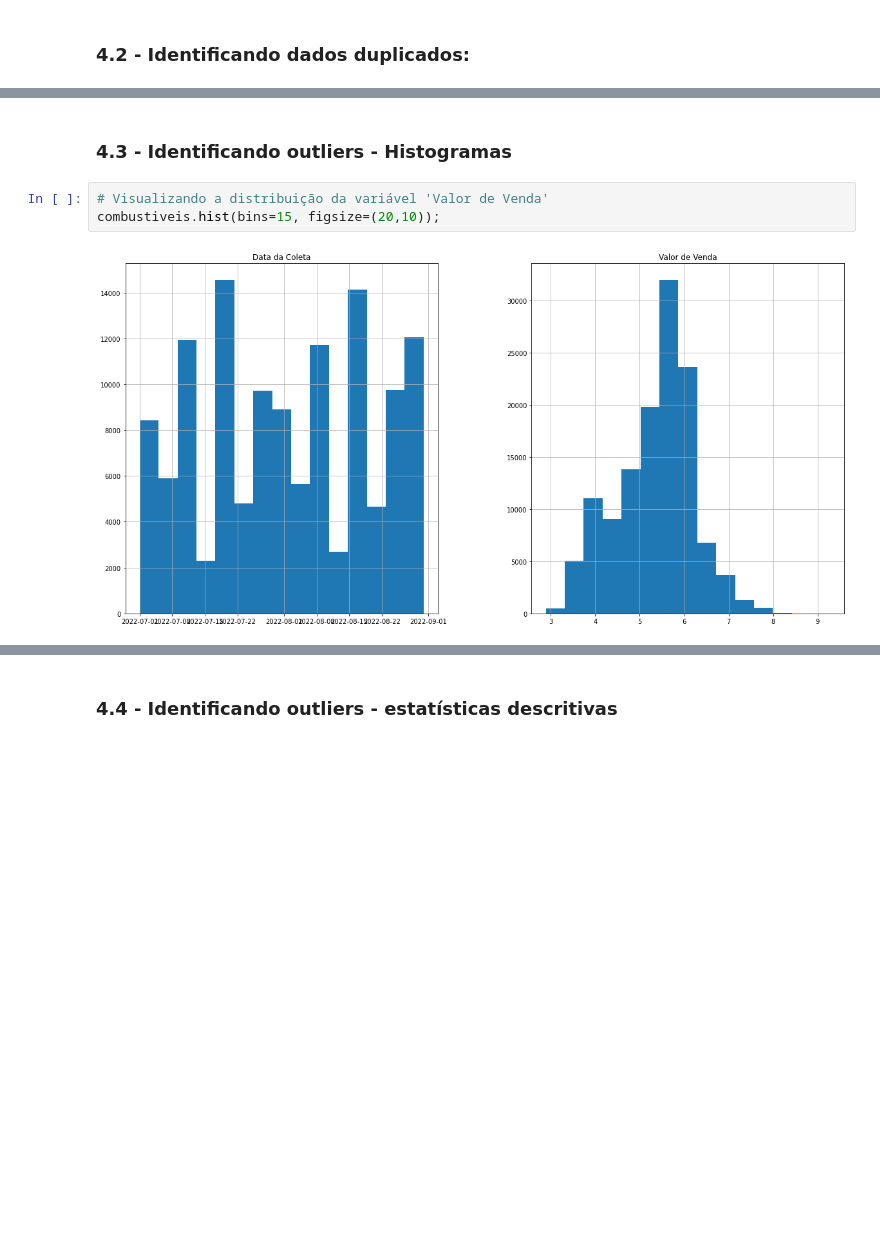
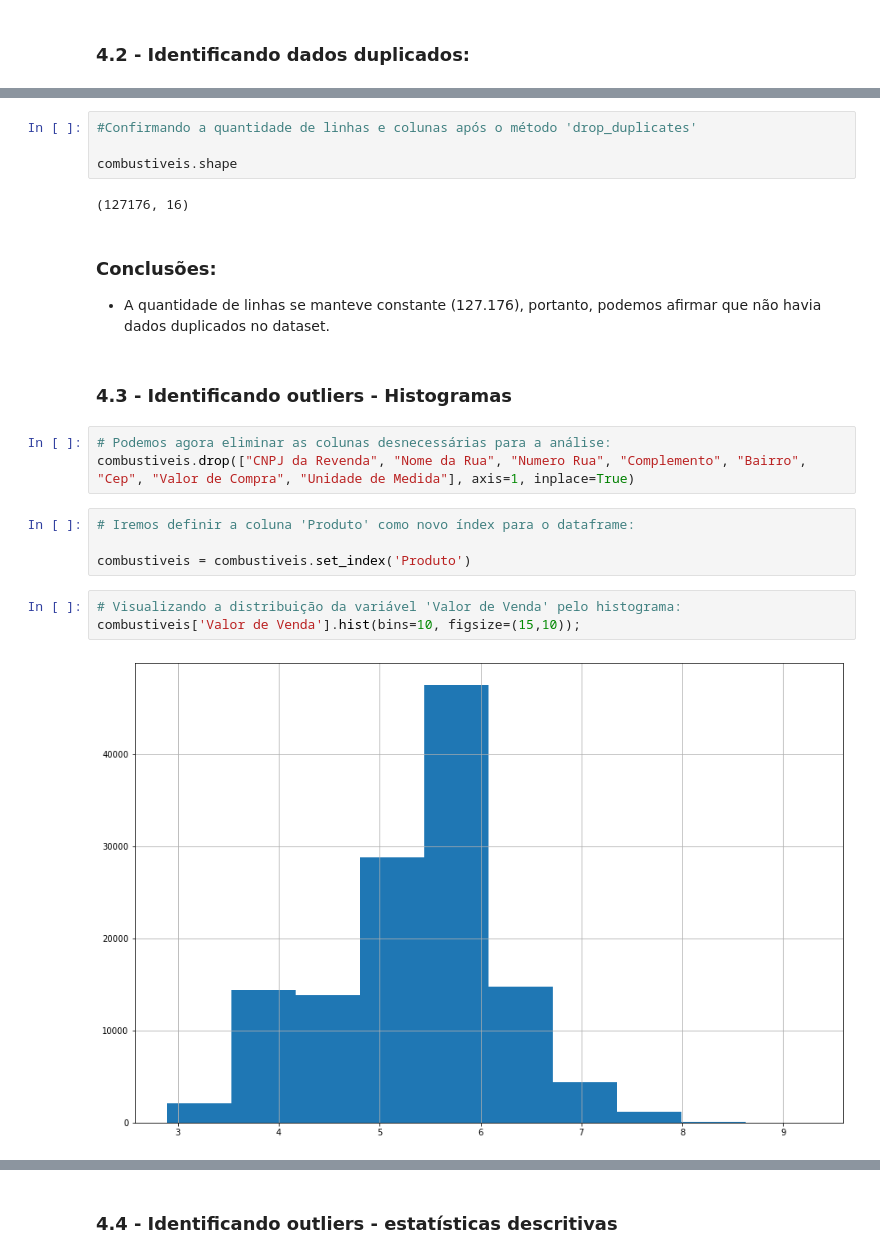
Before and after one commit to joaovictojuliao/Squad-2-M4, a Jupyter notebook: M4_Squad_2_Projeto_Final_análise_exploratória_preços_de_combustíveis_no_Brasil.ipynb, the cells around one changed output, grey strips where cells are left out. Saved outputs shown, nothing was run; the diff lists cells and outputs as text; blank space fills up the shorter version.

Commit message:
Análise de outlier, conclusão do tratamento dos dados e das perguntas 9,10 e 1ª  pergunta extra.

```diff
--- a/M4_Squad_2_Projeto_Final_análise_exploratória_preços_de_combustíveis_no_Brasil.ipynb
+++ b/M4_Squad_2_Projeto_Final_análise_exploratória_preços_de_combustíveis_no_Brasil.ipynb
@@ -175,7 +193,26 @@ combustiveis.drop_duplicates()
+# %%
+#Confirmando a quantidade de linhas e colunas após o método 'drop_duplicates'
+
+combustiveis.shape
+# %% [output]
+(127176, 16)
+# %% [markdown]
+### **Conclusões:**
+
+
+
+*   A quantidade de linhas se manteve constante (127.176), portanto, podemos afirmar que não havia dados duplicados no dataset.
 # %% [markdown]
 ### **4.3 - Identificando outliers - Histogramas**
+# %%
+# Podemos agora eliminar as colunas desnecessárias para a análise:
+combustiveis.drop(["CNPJ da Revenda", "Nome da Rua", "Numero Rua", "Complemento", "Bairro", "Cep", "Valor de Compra", "Unidade de Medida"], axis=1, inplace=True)
+# %%
+# Iremos definir a coluna 'Produto' como novo índex para o dataframe:
+
+combustiveis = combustiveis.set_index('Produto')
 # %%
-# Visualizando a distribuição da variável 'Valor de Venda'
-combustiveis.hist(bins=15, figsize=(20,10));
+# Visualizando a distribuição da variável 'Valor de Venda' pelo histograma:
+combustiveis['Valor de Venda'].hist(bins=10, figsize=(15,10));
 # %% [output]
-[figure, old version]
+[figure, new version]
```
Also changed, not shown: parts of 102 cells of this notebook.
